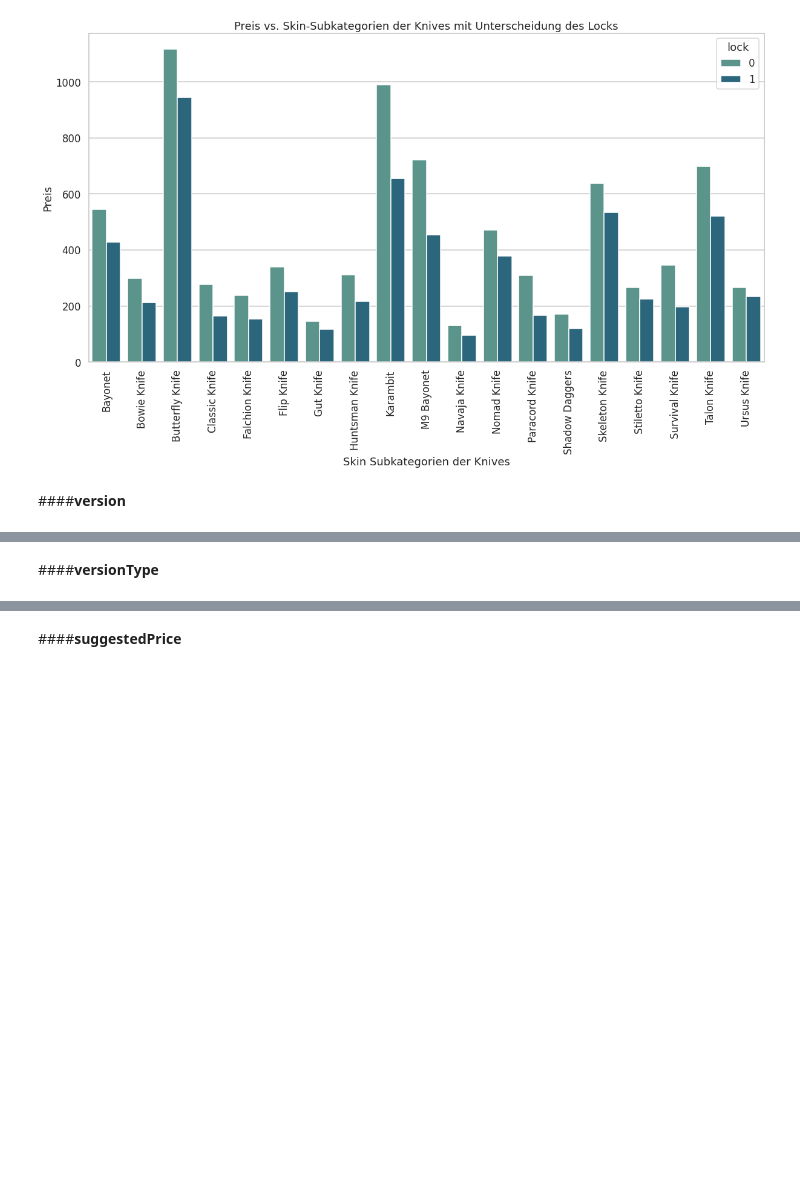
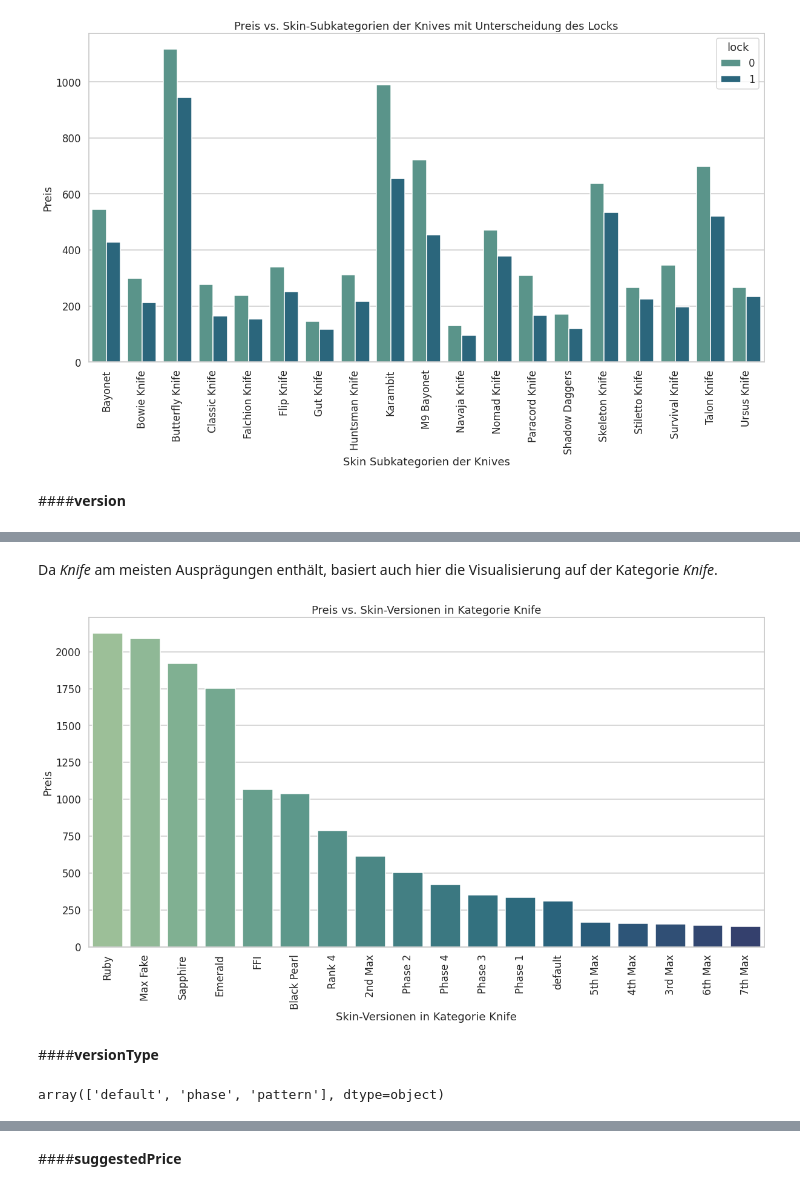
Before and after one commit to princessivy/Analyzing_CSGO_SkinPrices, a Jupyter notebook: CSGO_Analytics.ipynb, the cells around one changed output, grey strips where cells are left out. Drawn from its saved outputs; the diff is of its cells as text; code cells hidden in the pictures; blank space fills up the shorter version.

Commit message:
added plots

```diff
--- a/CSGO_Analytics.ipynb
+++ b/CSGO_Analytics.ipynb
@@ -633,2 +652,21 @@ array(['default', 'Phase 2', 'Phase 4', 'Phase 1', 'Phase 3', 'Ruby',
+# %% [markdown]
+Da *Knife* am meisten Ausprägungen enthält, basiert auch hier die Visualisierung auf der Kategorie *Knife*.
+# %%
+temp = data_knives.groupby("version").mean().reset_index()
+#temp = temp[['subCategory', 'lock', 'salePrice']]
+temp = temp[['version','salePrice']]
+temp = temp.sort_values(by='salePrice', ascending=False)
+# %%
+sns.barplot(data = temp, x='version', y='salePrice', palette = 'crest'); #Blues_d
+plt.xlabel("Skin-Versionen in Kategorie Knife")
+plt.ylabel("Preis")
+plt.title("Preis vs. Skin-Versionen in Kategorie Knife")
+plt.tick_params(axis='x', rotation=90)
+# %% [output]
+[figure, added]
 # %% [markdown]
 ####**versionType**
+# %%
+data.versionType.unique()
+# %% [output]
+array(['default', 'phase', 'pattern'], dtype=object)
```
Also changed, not shown: parts of 12 cells of this notebook.
